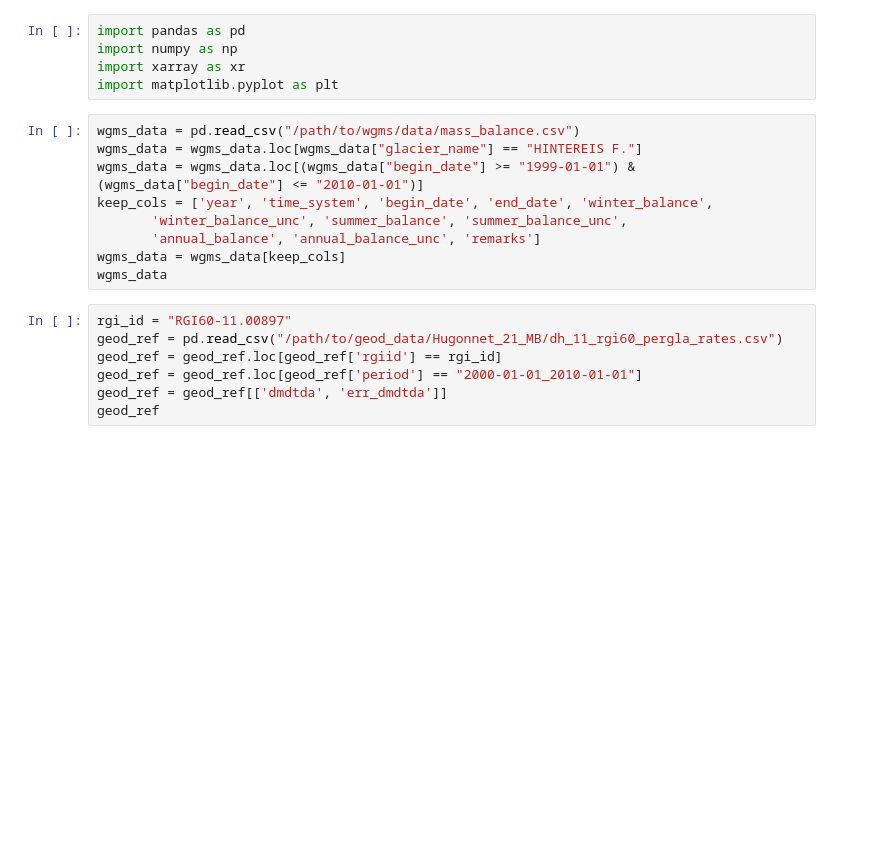
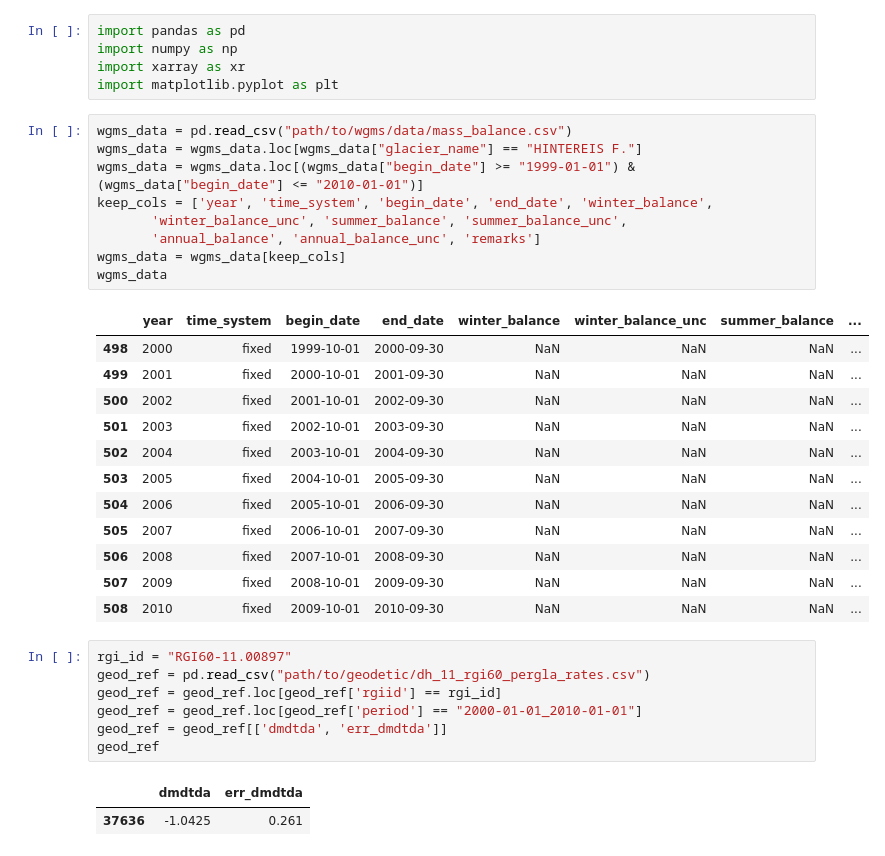
Before and after one commit to Richteny/cosipy_test_space, a Jupyter notebook: SCRIPTS/R_02_check-MB-fit.ipynb, the cells around one changed output. Drawn from its saved outputs; the diff is of its cells as text; blank space fills up the shorter version.

```diff
--- a/SCRIPTS/R_02_check-MB-fit.ipynb
+++ b/SCRIPTS/R_02_check-MB-fit.ipynb
@@ -4,19 +4,35 @@ import numpy as np
 import xarray as xr
 import matplotlib.pyplot as plt
 # %%
-wgms_data = pd.read_csv("/path/to/wgms/data/mass_balance.csv")
+wgms_data = pd.read_csv("path/to/wgms/data/mass_balance.csv")
 wgms_data = wgms_data.loc[wgms_data["glacier_name"] == "HINTEREIS F."]
 wgms_data = wgms_data.loc[(wgms_data["begin_date"] >= "1999-01-01") & (wgms_data["begin_date"] <= "2010-01-01")]
 keep_cols = ['year', 'time_system', 'begin_date', 'end_date', 'winter_balance',
        'winter_balance_unc', 'summer_balance', 'summer_balance_unc',
        'annual_balance', 'annual_balance_unc', 'remarks']
 wgms_data = wgms_data[keep_cols]
 wgms_data
+# %% [output]
+|  | year | time_system | begin_date | end_date | winter_balance | winter_balance_unc | summer_balance | ... |
+| 498 | 2000 | fixed | 1999-10-01 | 2000-09-30 | NaN | NaN | NaN | ... |
+| 499 | 2001 | fixed | 2000-10-01 | 2001-09-30 | NaN | NaN | NaN | ... |
+| 500 | 2002 | fixed | 2001-10-01 | 2002-09-30 | NaN | NaN | NaN | ... |
+| 501 | 2003 | fixed | 2002-10-01 | 2003-09-30 | NaN | NaN | NaN | ... |
+| 502 | 2004 | fixed | 2003-10-01 | 2004-09-30 | NaN | NaN | NaN | ... |
+| 503 | 2005 | fixed | 2004-10-01 | 2005-09-30 | NaN | NaN | NaN | ... |
+| 504 | 2006 | fixed | 2005-10-01 | 2006-09-30 | NaN | NaN | NaN | ... |
+| 505 | 2007 | fixed | 2006-10-01 | 2007-09-30 | NaN | NaN | NaN | ... |
+| 506 | 2008 | fixed | 2007-10-01 | 2008-09-30 | NaN | NaN | NaN | ... |
+| 507 | 2009 | fixed | 2008-10-01 | 2009-09-30 | NaN | NaN | NaN | ... |
+| 508 | 2010 | fixed | 2009-10-01 | 2010-09-30 | NaN | NaN | NaN | ... |
 # %%
 rgi_id = "RGI60-11.00897"
-geod_ref = pd.read_csv("/path/to/geod_data/Hugonnet_21_MB/dh_11_rgi60_pergla_rates.csv")
+geod_ref = pd.read_csv("path/to/geodetic/dh_11_rgi60_pergla_rates.csv")
 geod_ref = geod_ref.loc[geod_ref['rgiid'] == rgi_id]
 geod_ref = geod_ref.loc[geod_ref['period'] == "2000-01-01_2010-01-01"]
 geod_ref = geod_ref[['dmdtda', 'err_dmdtda']]
 geod_ref
+# %% [output]
+|  | dmdtda | err_dmdtda |
+| 37636 | -1.0425 | 0.261 |
 # %%
```
Also changed, not shown: parts of 6 cells of this notebook, 2 other files.
